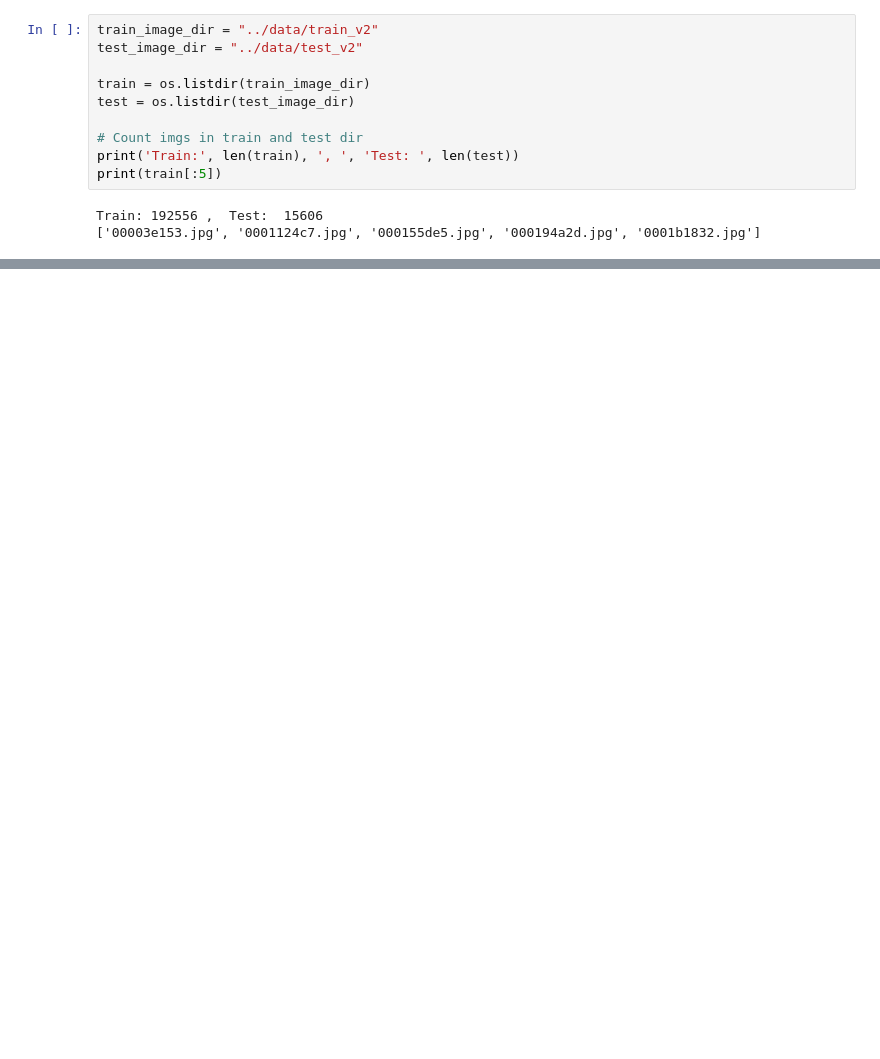
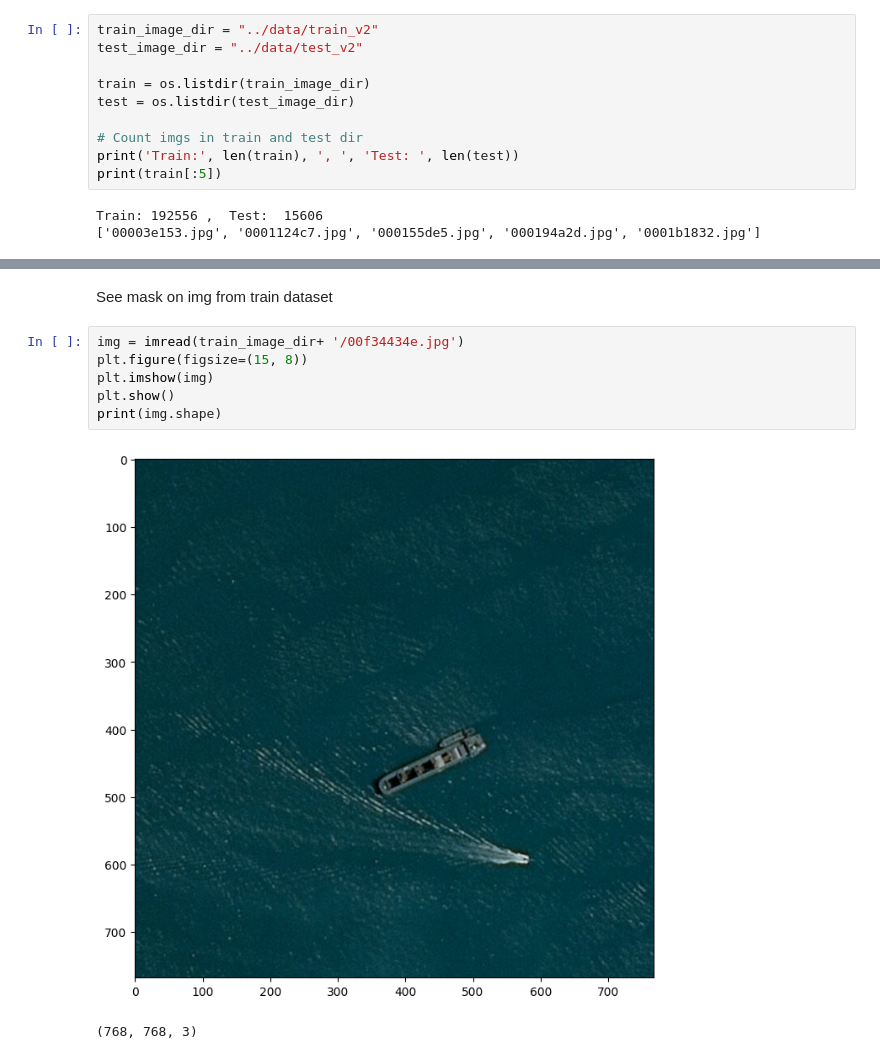
Before and after one commit to YelizavetaP/AirbusShipDetectionChallenge, a Jupyter notebook: Untitled-1.ipynb, the cells around one changed output, grey strips where cells are left out. Saved outputs shown, nothing was run; the diff lists cells and outputs as text; blank space fills up the shorter version.

```diff
--- a/Untitled-1.ipynb
+++ b/Untitled-1.ipynb
@@ -47,0 +62,11 @@ plt.tight_layout
+# %% [markdown]
+See mask on img from train dataset
+# %%
+img = imread(train_image_dir+ '/00f34434e.jpg')
+plt.figure(figsize=(15, 8))
+plt.imshow(img)
+plt.show()
+print(img.shape)
+# %% [output]
+[figure, added]
+(768, 768, 3)
```
Also changed, not shown: parts of 7 cells of this notebook.
